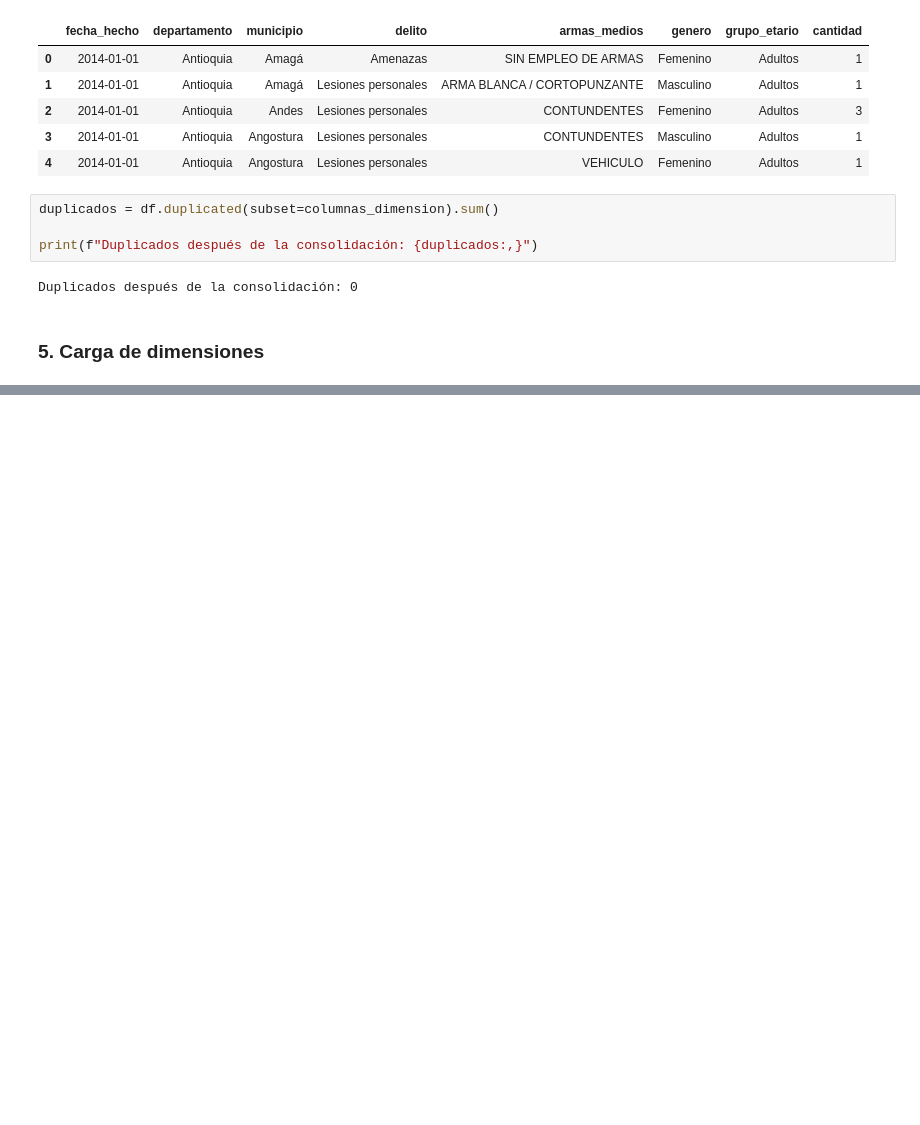
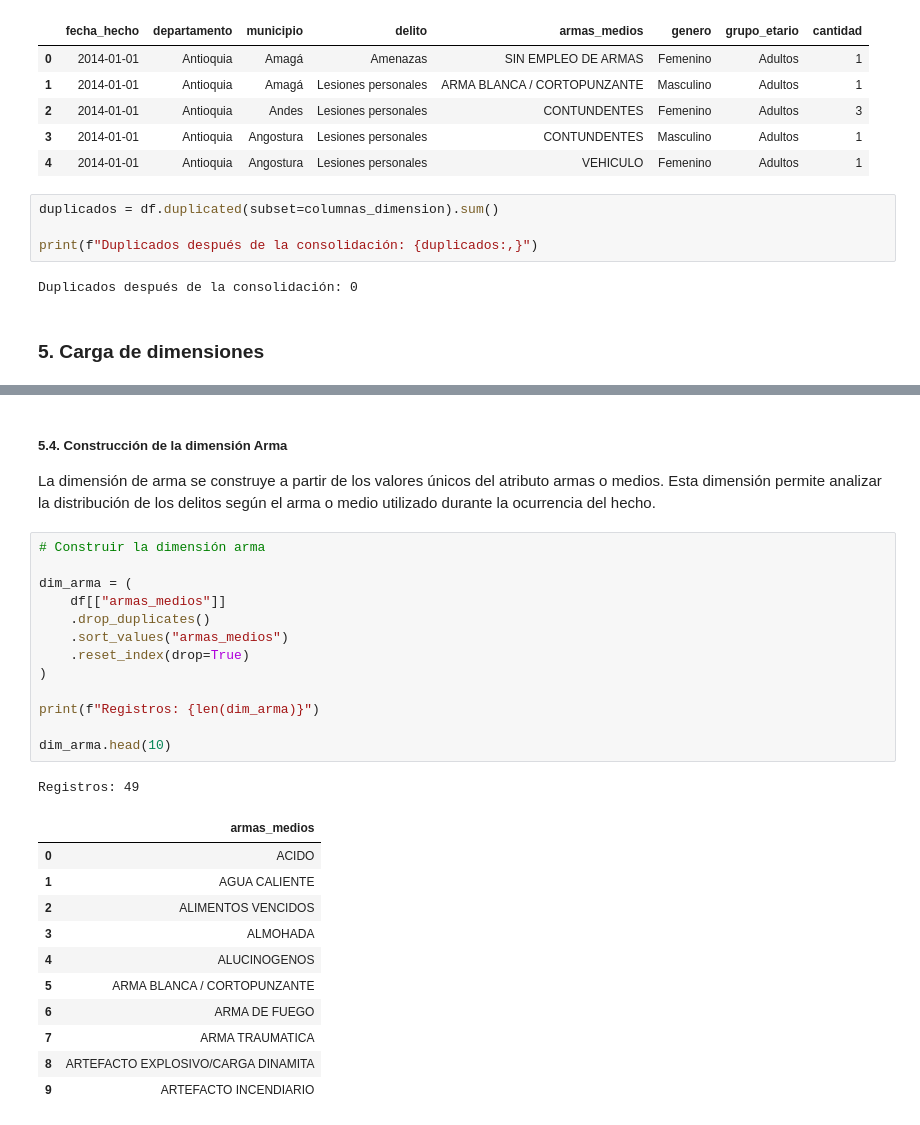
Before and after one commit to SaraBalbin/DW_Analisis_Criminalidad_Colombia, a Jupyter notebook: Notebook - ETL.ipynb, the cells around one changed output, grey strips where cells are left out. Drawn from its saved outputs; the diff is of its cells as text; blank space fills up the shorter version.

```diff
--- a/Notebook - ETL.ipynb
+++ b/Notebook - ETL.ipynb
@@ -561,0 +677,30 @@ Duplicados después de la consolidación: 0
+# %% [markdown]
+##### **5.4. Construcción de la dimensión Arma**
+
+La dimensión de arma se construye a partir de los valores únicos del atributo armas o medios. Esta dimensión permite analizar la distribución de los delitos según el arma o medio utilizado durante la ocurrencia del hecho.
+# %%
+# Construir la dimensión arma
+
+dim_arma = (
+    df[["armas_medios"]]
+    .drop_duplicates()
+    .sort_values("armas_medios")
+    .reset_index(drop=True)
+)
+
+print(f"Registros: {len(dim_arma)}")
+
+dim_arma.head(10)
+# %% [output]
+Registros: 49
+|  | armas_medios |
+| 0 | ACIDO |
+| 1 | AGUA CALIENTE |
+| 2 | ALIMENTOS VENCIDOS |
+| 3 | ALMOHADA |
+| 4 | ALUCINOGENOS |
+| 5 | ARMA BLANCA / CORTOPUNZANTE |
+| 6 | ARMA DE FUEGO |
+| 7 | ARMA TRAUMATICA |
+| 8 | ARTEFACTO EXPLOSIVO/CARGA DINAMITA |
+| 9 | ARTEFACTO INCENDIARIO |
```
Also changed, not shown: parts of 17 cells of this notebook.
